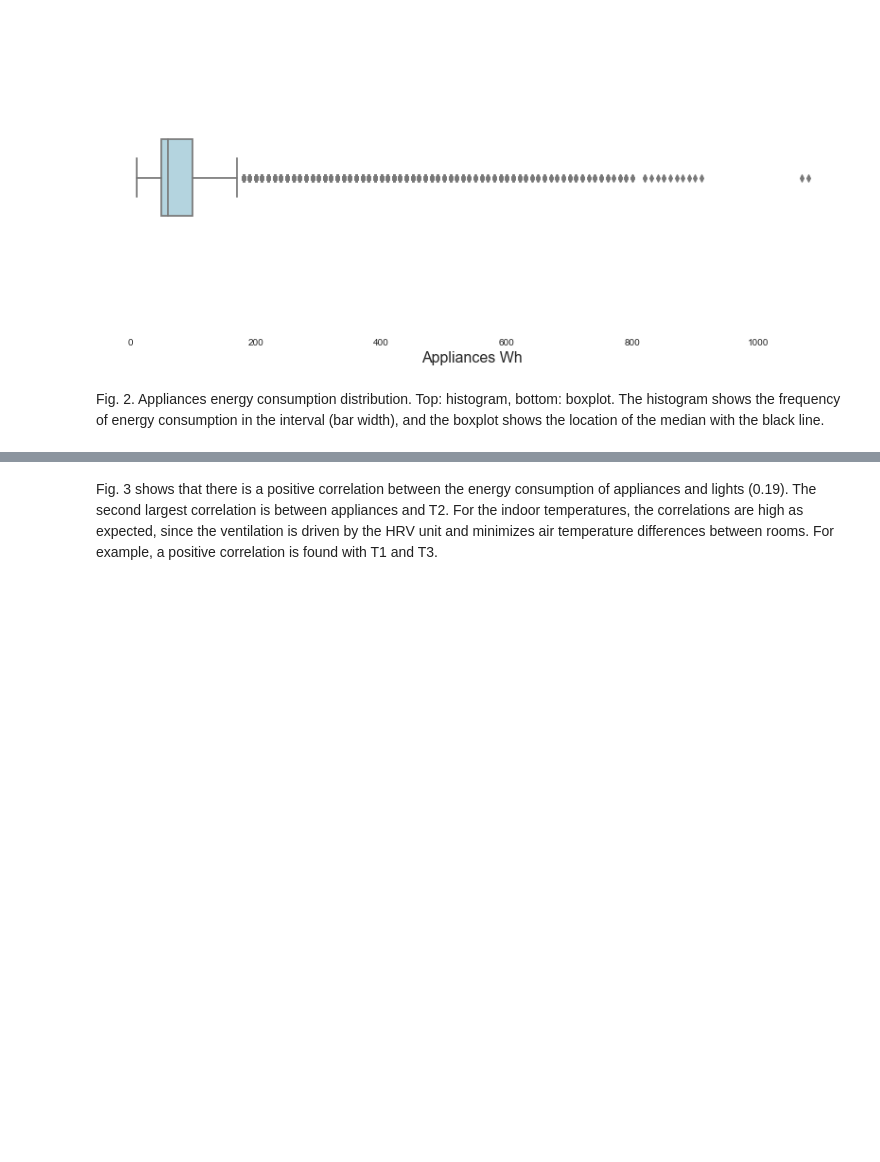
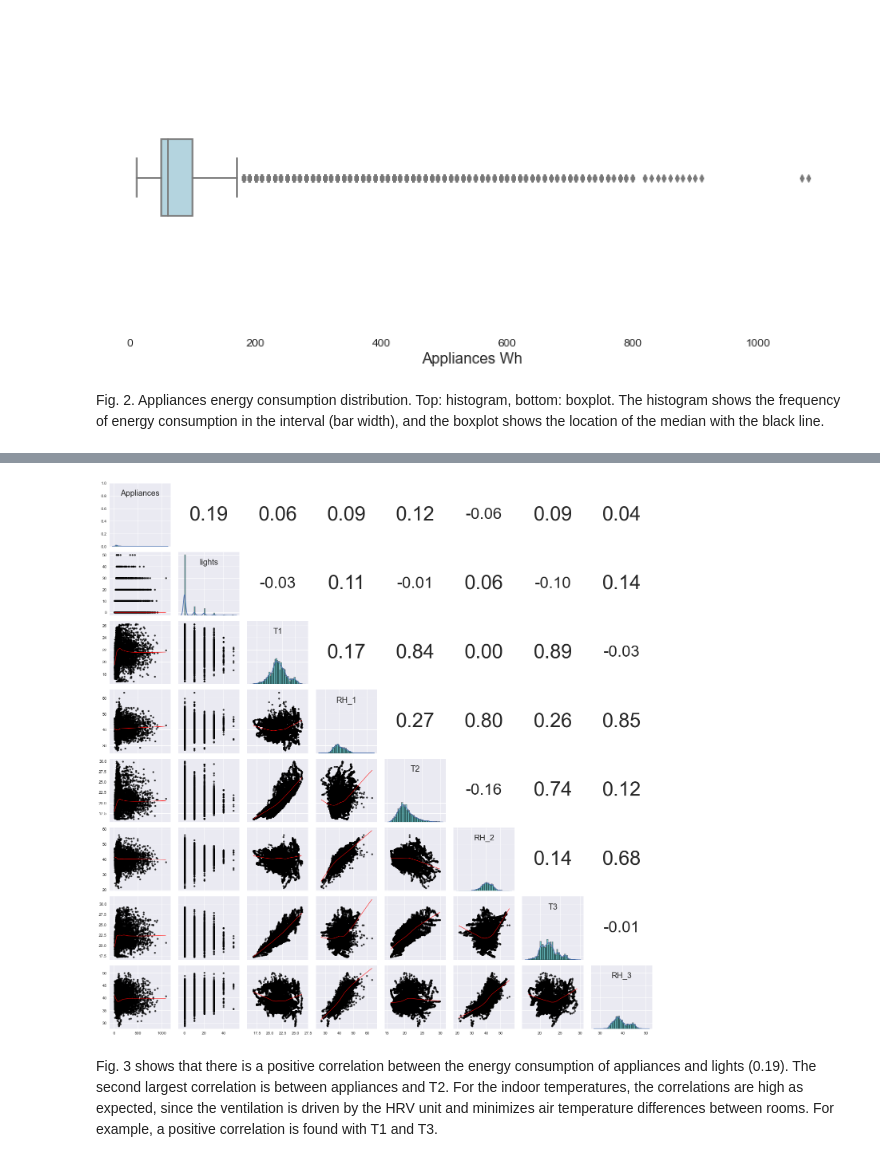
Before and after one commit to mona-piya/DS-portfolio-s1-2021-MonaMunegan, a Jupyter notebook: Portfolio 2.ipynb, the cells around one changed output, grey strips where cells are left out. Drawn from its saved outputs; the diff is of its cells as text; code cells hidden in the pictures; blank space fills up the shorter version.

```diff
--- a/Portfolio 2.ipynb
+++ b/Portfolio 2.ipynb
@@ -108,2 +137,50 @@ Fig. 2. Appliances energy consumption distribution. Top: histogram, bottom: boxp
+# %%
+cols = iter(cols1)
+
+#Upper
+def corrdot(*args, **kwargs):
+    corr_r = args[0].corr(args[1], 'pearson')
+    corr_text = f"{corr_r:2.2f}"
+    ax = plt.gca()
+    ax.set_axis_off()
+    #set corr font size
+    if corr_r < 0.0:
+        font_size = 40
+    if corr_r >= 0.0:
+        font_size = 50
+    ax.annotate(corr_text, [.5, .5,],  xycoords="axes fraction",
+                ha='center', va='center', fontsize=font_size)
+
+#Diagonal
+#Put variable names on diagonal of Seaborn PairGrid
+def diagfunc(x, **kws):
+    ax = plt.gca()
+    ax.annotate(x.name, xy=(0.5, 0.8), xycoords=ax.transAxes, fontsize = 20, ha="center")
+
+#PairGrid
+g = sns.PairGrid(training, vars=cols1).map_diag(diagfunc)
+
+g.map_upper(corrdot)
+
+g.map_diag(sns.distplot,
+           hist_kws={'histtype': 'bar', 'lw': 2, 'edgecolor': 'k', 'facecolor':'aqua'})
+
+
+g.map_lower(sns.regplot, lowess=True, ci=False,
+            line_kws={'color': 'red', 'lw': 1},
+            scatter_kws={'color': 'black', 's': 20})
+
+
+#Remove the normal axis titles
+for ax in g.axes.flatten():
+    ax.set_ylabel('')
+    ax.set_xlabel('')
+    #ax.yaxis.set_major_locator(ticker.MaxNLocator(4))
+    #ax.xaxis.set_major_locator(ticker.MaxNLocator(4))
+
+plt.show()
+#----------------------------
+# %% [output]
+[figure, added]
 # %% [markdown]
 Fig. 3 shows that there is a positive correlation between the energy consumption of appliances and lights (0.19). The second largest correlation is between appliances and T2. For the indoor temperatures, the correlations are high as expected, since the ventilation is driven by the HRV unit and minimizes air temperature differences between rooms. For example, a positive correlation is found with T1 and T3.
```
Also changed, not shown: parts of 19 cells of this notebook.
